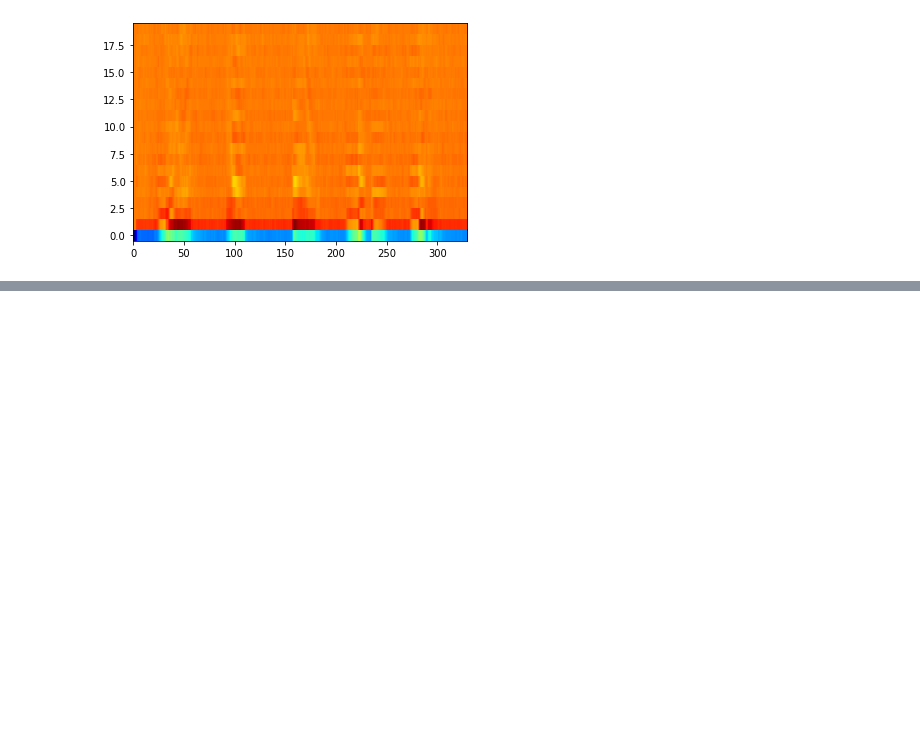
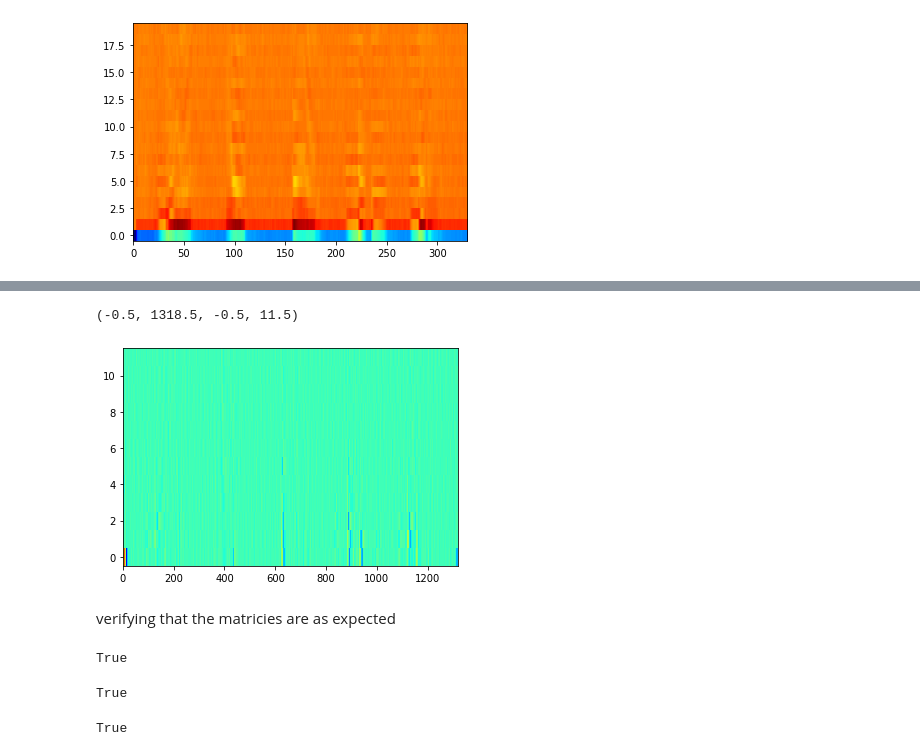
Before and after one commit to clylau/E207_final_project, a Jupyter notebook: Jimmy's Fun exploration.ipynb, the cells around one changed output, grey strips where cells are left out. Drawn from its saved outputs; the diff is of its cells as text; code cells hidden in the pictures; blank space fills up the shorter version.

```diff
--- a/Jimmy's Fun exploration.ipynb
+++ b/Jimmy's Fun exploration.ipynb
@@ -254,0 +359,20 @@ plt.axis("tight")
+# %%
+plt.imshow(d2, cmap = "jet", origin = "lower")
+plt.axis("tight")
+# %% [output]
+(-0.5, 1318.5, -0.5, 11.5)
+[figure, added]
+# %% [markdown]
+verifying that the matricies are as expected
+# %%
+np.allclose(mfcc_delt[0:12, :], mfcc_feats[0:12, :])
+# %% [output]
+True
+# %%
+np.allclose(mfcc_delt[12:24, :], d1)
+# %% [output]
+True
+# %%
+np.allclose(mfcc_delt[24:, :], d2)
+# %% [output]
+True
```
Also changed, not shown: parts of 13 cells of this notebook.
